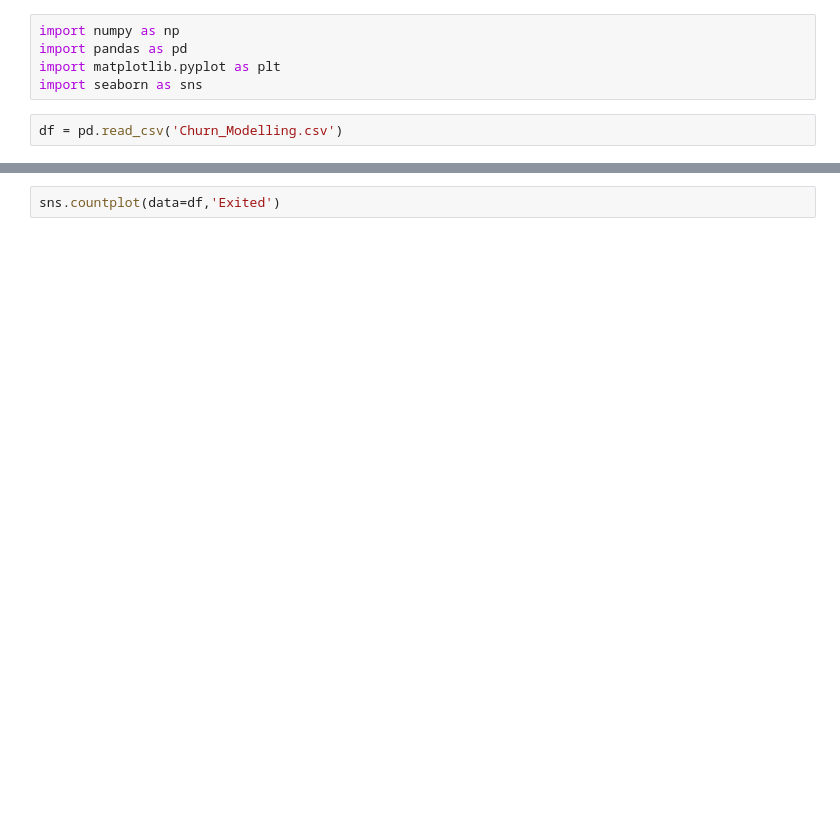
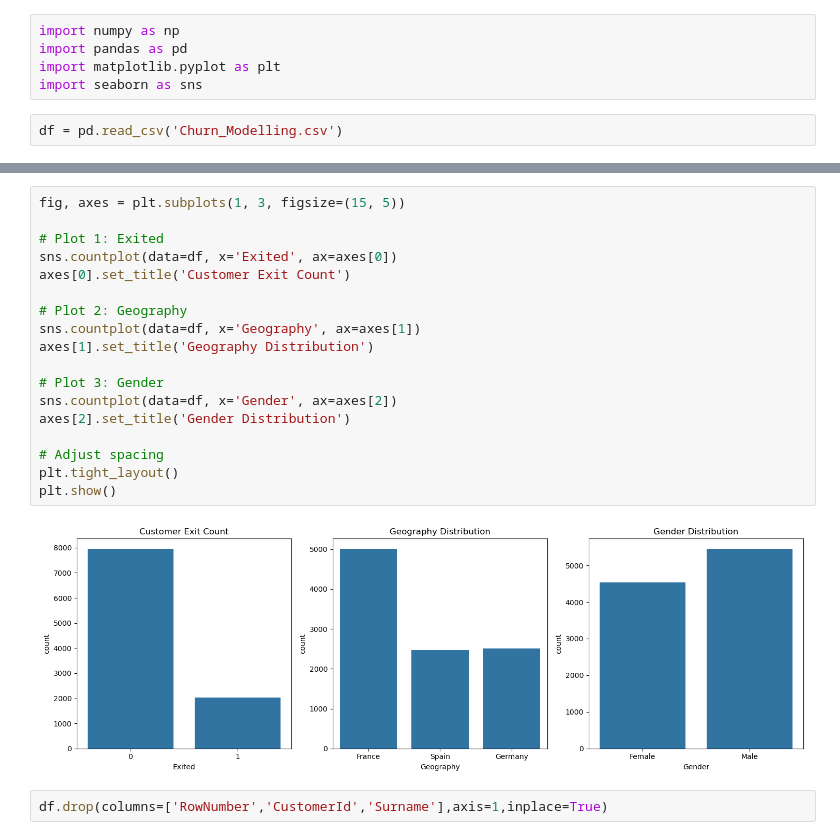
Before and after one commit to karthik4-4/Customer-Churn-Prediction, a Jupyter notebook: Customer-Churn-Prediction.ipynb, the cells around one changed output, grey strips where cells are left out. Cells and saved outputs as stored; diff of their text form; blank space fills up the shorter version.

```diff
--- a/Customer-Churn-Prediction.ipynb
+++ b/Customer-Churn-Prediction.ipynb
@@ -16,2 +45,22 @@ df.duplicated().sum()
 # %%
-sns.countplot(data=df,'Exited')
+fig, axes = plt.subplots(1, 3, figsize=(15, 5))
+
+# Plot 1: Exited
+sns.countplot(data=df, x='Exited', ax=axes[0])
+axes[0].set_title('Customer Exit Count')
+
+# Plot 2: Geography
+sns.countplot(data=df, x='Geography', ax=axes[1])
+axes[1].set_title('Geography Distribution')
+
+# Plot 3: Gender
+sns.countplot(data=df, x='Gender', ax=axes[2])
+axes[2].set_title('Gender Distribution')
+
+# Adjust spacing
+plt.tight_layout()
+plt.show()
+# %% [output]
+[figure, added]
+# %%
+df.drop(columns=['RowNumber','CustomerId','Surname'],axis=1,inplace=True)
```
Also changed, not shown: parts of 24 cells of this notebook.
